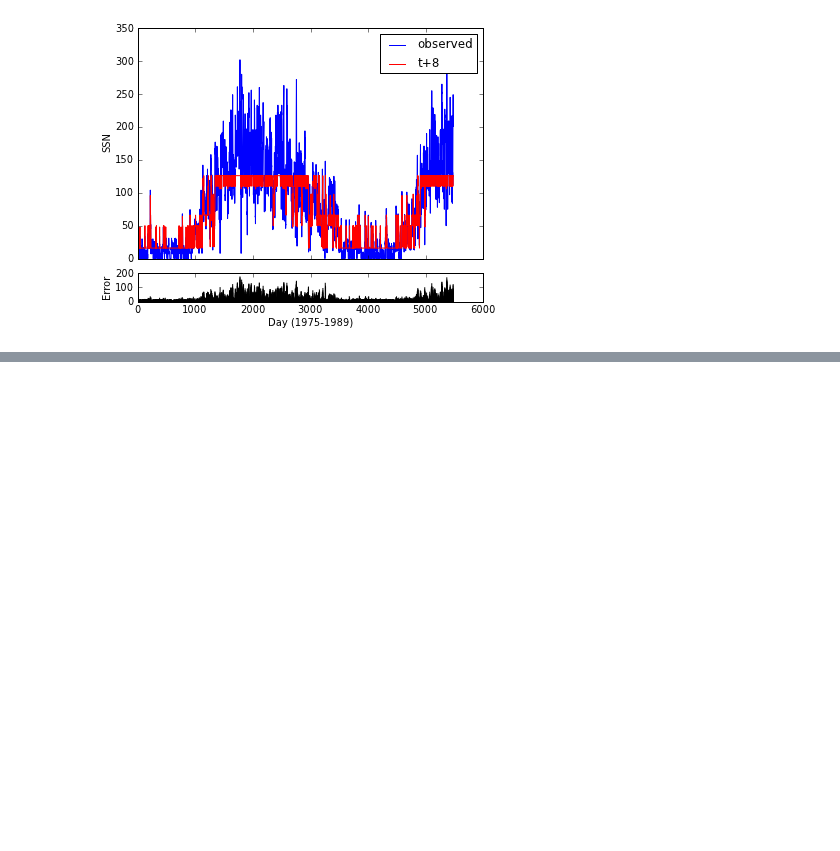
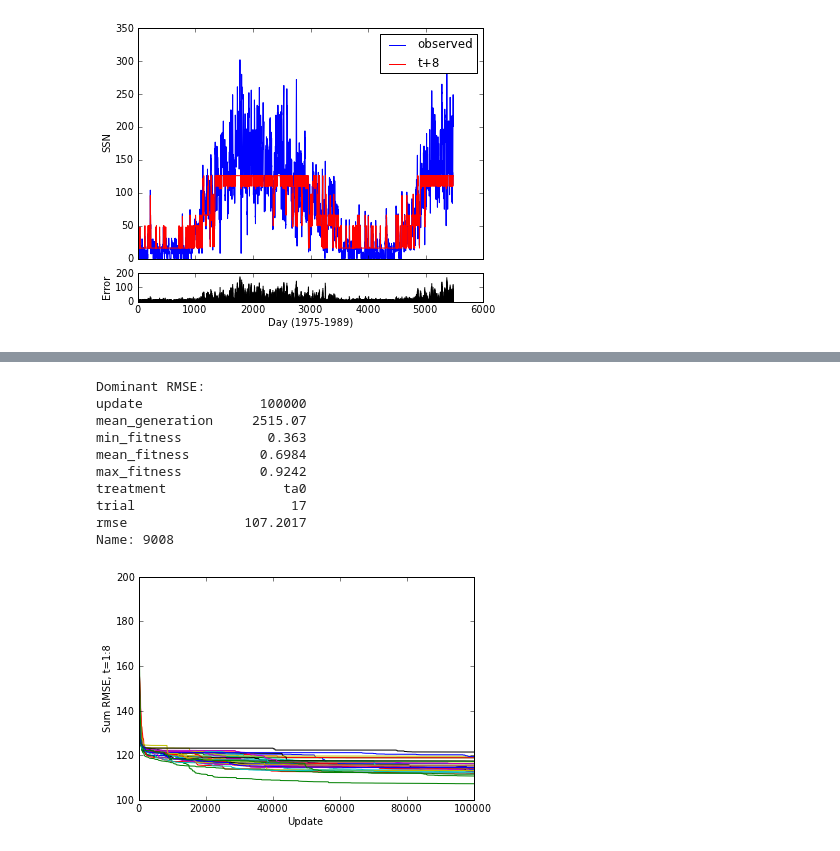
Before and after one commit to mmirmomeni/sunspot, a Jupyter notebook: math/sunspot.ipynb, the cells around one changed output, grey strips where cells are left out. Cells and saved outputs as stored; diff of their text form; code cells hidden in the pictures; blank space fills up the shorter version.

```diff
--- a/math/sunspot.ipynb
+++ b/math/sunspot.ipynb
@@ -100,0 +117,14 @@ nD = test_sunspot("/Users/dk/research/src/sunspot/var/002-multi/ta0_18")
+# %%
+D = quick_look('/Users/dk/research/var/sunspot/004-kp','ta')
+# %% [output]
+Dominant RMSE:
+update               100000
+mean_generation     2515.07
+min_fitness           0.363
+mean_fitness         0.6984
+max_fitness          0.9242
+treatment               ta0
+trial                    17
+rmse               107.2017
+Name: 9008
+[figure, added]
```
Also changed, not shown: parts of 4 cells of this notebook, 11 other files.
